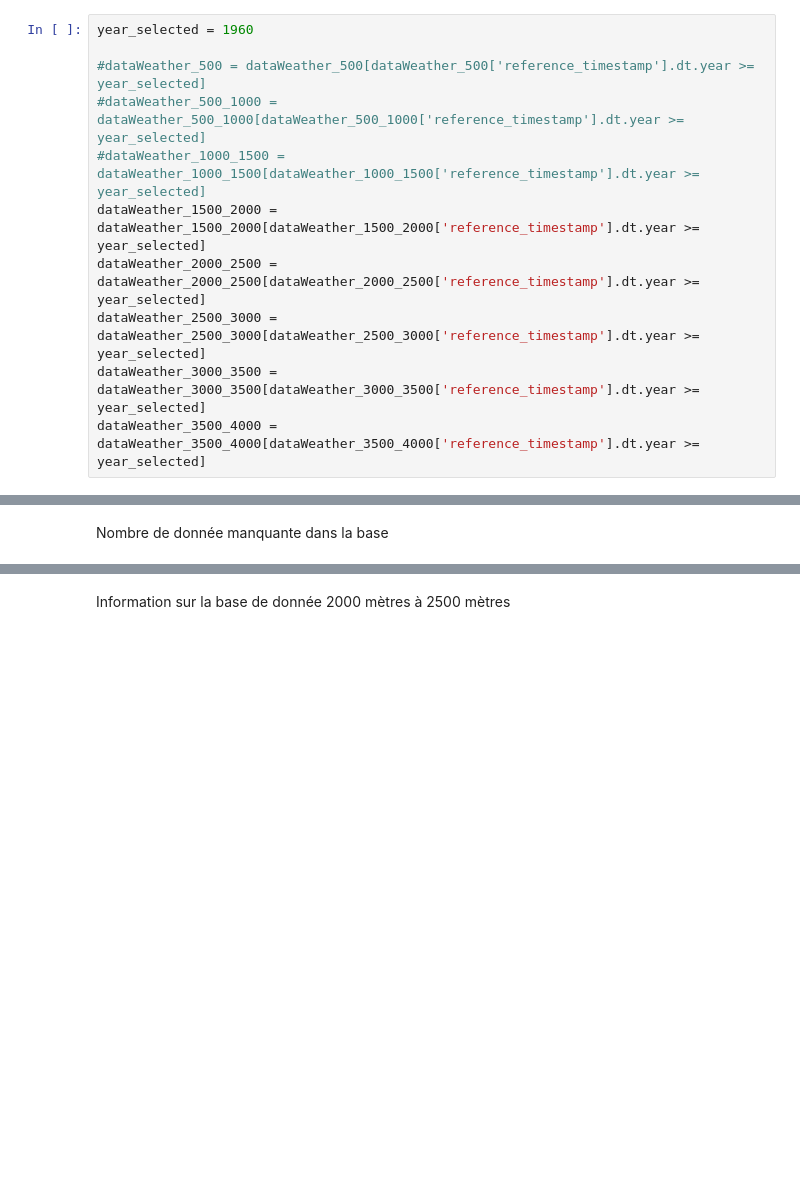
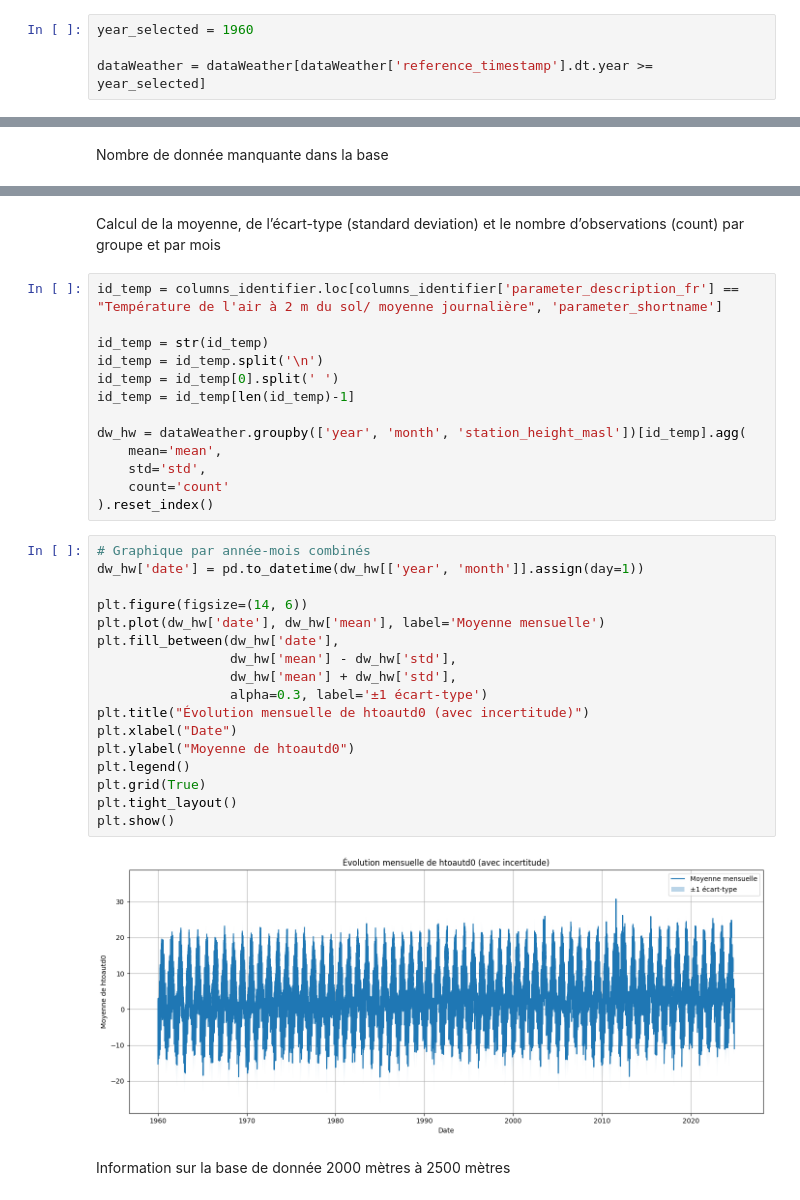
Before and after one commit to Inertie78/StatisticalWeather, a Jupyter notebook: statisticalWeather.ipynb, the cells around one changed output, grey strips where cells are left out. Drawn from its saved outputs; the diff is of its cells as text; blank space fills up the shorter version.

```diff
--- a/statisticalWeather.ipynb
+++ b/statisticalWeather.ipynb
@@ -144,11 +90,4 @@ Supprime les lignes en dessous de 1960
 # %%
 year_selected = 1960
 
-#dataWeather_500 = dataWeather_500[dataWeather_500['reference_timestamp'].dt.year >= year_selected]
-#dataWeather_500_1000 = dataWeather_500_1000[dataWeather_500_1000['reference_timestamp'].dt.year >= year_selected]
-#dataWeather_1000_1500 = dataWeather_1000_1500[dataWeather_1000_1500['reference_timestamp'].dt.year >= year_selected]
-dataWeather_1500_2000 = dataWeather_1500_2000[dataWeather_1500_2000['reference_timestamp'].dt.year >= year_selected]
-dataWeather_2000_2500 = dataWeather_2000_2500[dataWeather_2000_2500['reference_timestamp'].dt.year >= year_selected]
-dataWeather_2500_3000 = dataWeather_2500_3000[dataWeather_2500_3000['reference_timestamp'].dt.year >= year_selected]
-dataWeather_3000_3500 = dataWeather_3000_3500[dataWeather_3000_3500['reference_timestamp'].dt.year >= year_selected]
-dataWeather_3500_4000 = dataWeather_3500_4000[dataWeather_3500_4000['reference_timestamp'].dt.year >= year_selected]
+dataWeather = dataWeather[dataWeather['reference_timestamp'].dt.year >= year_selected]
@@ -241,4 +186,38 @@ Hauteur de neige (mesurée automatiquement)/ mesure matinale de 6 UTC    318127
 dtype: int64
+# %% [markdown]
+Calcul de la moyenne, de l’écart-type (standard deviation) et le nombre d’observations (count) par groupe et par mois
+# %%
+id_temp = columns_identifier.loc[columns_identifier['parameter_description_fr'] == "Température de l'air à 2 m du sol/ moyenne journalière", 'parameter_shortname']
+
+id_temp = str(id_temp)
+id_temp = id_temp.split('\n')
+id_temp = id_temp[0].split(' ')
+id_temp = id_temp[len(id_temp)-1]
+
+dw_hw = dataWeather.groupby(['year', 'month', 'station_height_masl'])[id_temp].agg(
+    mean='mean',
+    std='std',
+    count='count'
+).reset_index()
+# %%
+# Graphique par année-mois combinés
+dw_hw['date'] = pd.to_datetime(dw_hw[['year', 'month']].assign(day=1))
+
+plt.figure(figsize=(14, 6))
+plt.plot(dw_hw['date'], dw_hw['mean'], label='Moyenne mensuelle')
+plt.fill_between(dw_hw['date'],
+                 dw_hw['mean'] - dw_hw['std'],
+                 dw_hw['mean'] + dw_hw['std'],
+                 alpha=0.3, label='±1 écart-type')
+plt.title("Évolution mensuelle de htoautd0 (avec incertitude)")
+plt.xlabel("Date")
+plt.ylabel("Moyenne de htoautd0")
+plt.legend()
+plt.grid(True)
+plt.tight_layout()
+plt.show()
+# %% [output]
+[figure, added]
 # %% [markdown]
 Information sur la base de donnée 2000 mètres à 2500 mètres
 # %%
```
Also changed, not shown: parts of 27 cells of this notebook, 1 other file.
